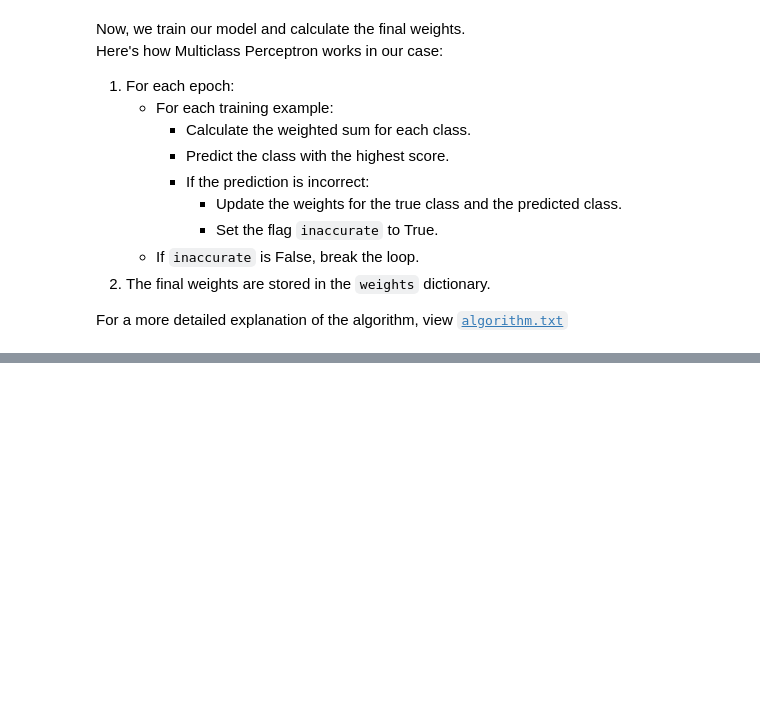
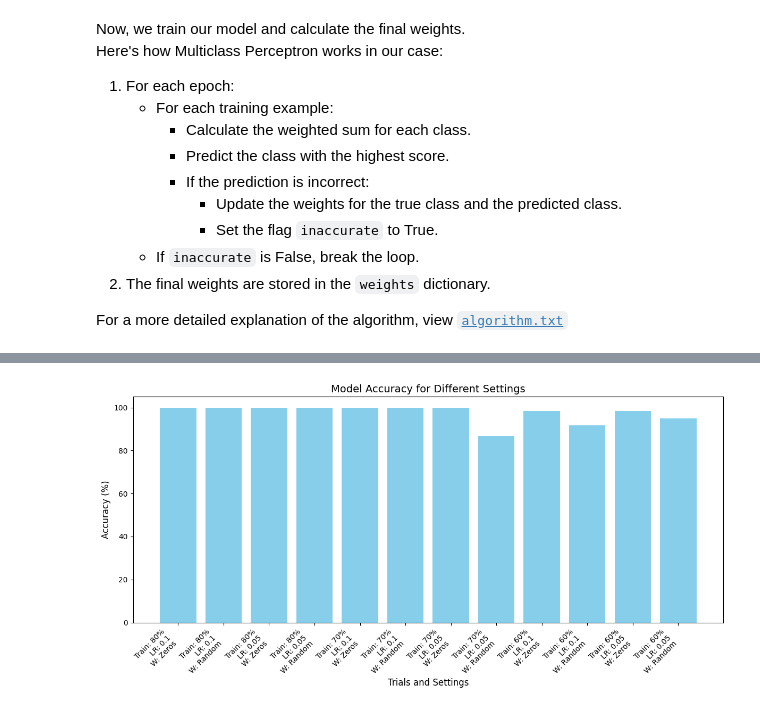
Before and after one commit to Sam-Gunawan/health-detection-iris, a Jupyter notebook: model.ipynb, the cells around one changed output, grey strips where cells are left out. Saved outputs shown, nothing was run; the diff lists cells and outputs as text; code cells hidden in the pictures; blank space fills up the shorter version.

Commit message:
Finished the model, tested all accuracies of all settings, graphed the results. Fully working code.

```diff
--- a/model.ipynb
+++ b/model.ipynb
@@ -129,0 +166,26 @@ KeyboardInterrupt:
+# %%
+accuracies = []
+train_sizes = [0.8, 0.7, 0.6]
+all_learning_rates = [0.1, 0.05]
+weights_all_zeros = [True, False]
+max_epochs = 1000
+trial = 0
+
+for train_size in train_sizes:
+    for learning_rate in all_learning_rates:
+        for using_all_zeros in weights_all_zeros:
+            trial += 1
+            train_attributes, train_class, test_attributes, test_class = split_train_test(train_size)
+            model_settings = [init_weights(all_zeros=using_all_zeros), learning_rate, max_epochs]
+            final_epochs, final_weights = multiclass_perceptron(train_attributes, train_class, model_settings)
+            accuracy = test_model(test_attributes, test_class, final_weights)
+            accuracies.append(accuracy)
+
+            # Display the trial results neatly, showing all settings and accuracy of current model
+            print(f"======= Trial {trial} =======")
+            print(f"Initial weights: {"all zeros" if using_all_zeros else "random"}")
+            print(f"Learning rate: {learning_rate}")
+            print(f"Final epochs: {final_epochs}")
+            print(f"Final weights: {final_weights}")
+            print(f"Model accuracy: {accuracy:.2f}%")
+            print()
@@ -129,0 +216,18 @@ KeyboardInterrupt:
+# %%
+# Prepare data for the graph
+x_labels = [
+    f"Train: {int(train_sizes[i//4] * 100)}%\nLR: {all_learning_rates[(i//2) % 2]}\nW: {'Zeros' if weights_all_zeros[i % 2] else 'Random'}"
+    for i in range(len(accuracies))
+]
+
+# Plot the graph
+plt.figure(figsize=(12, 6))
+plt.bar(x_labels, accuracies, color='skyblue')
+plt.xticks(rotation=45, ha='right', fontsize=10)
+plt.xlabel("Trials and Settings", fontsize=12)
+plt.ylabel("Accuracy (%)", fontsize=12)
+plt.title("Model Accuracy for Different Settings", fontsize=14)
+plt.tight_layout()
+plt.show()
+# %% [output]
+[figure, added]
```
Also changed, not shown: parts of 14 cells of this notebook.
